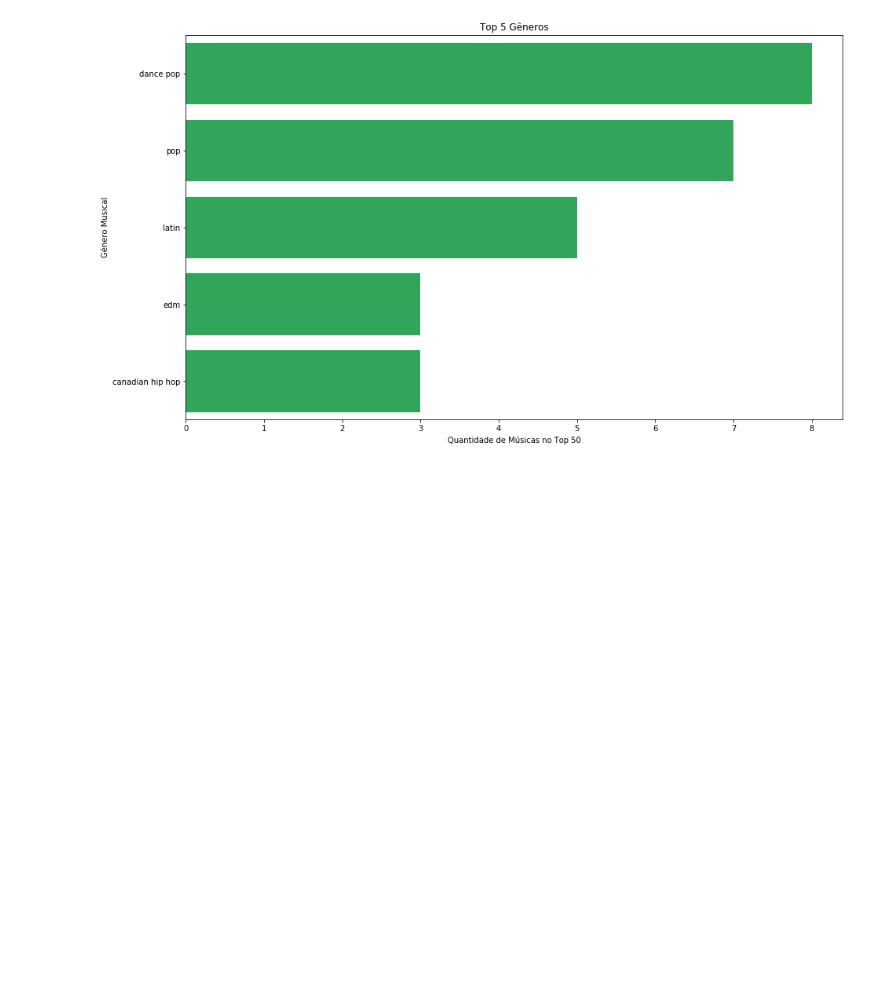
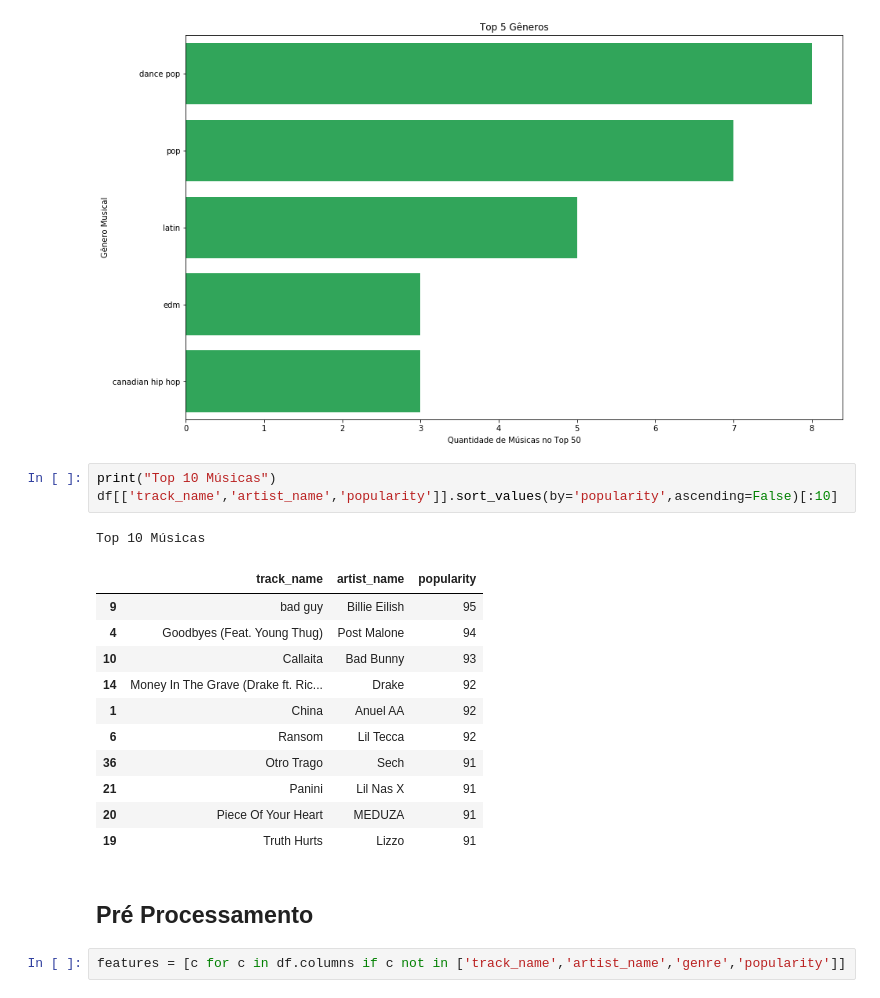
Before and after one commit to raquelcreis/spotifyTop50-2019, a Jupyter notebook: notebook.ipynb, the cells around one changed output. Saved outputs shown, nothing was run; the diff lists cells and outputs as text; blank space fills up the shorter version.

```diff
--- a/notebook.ipynb
+++ b/notebook.ipynb
@@ -96,3 +96,23 @@ plt.ylabel('Gênero Musical')
 plt.show()
 # %% [output]
 [figure]
+# %%
+print("Top 10 Músicas")
+df[['track_name','artist_name','popularity']].sort_values(by='popularity',ascending=False)[:10]
+# %% [output]
+Top 10 Músicas
+|  | track_name | artist_name | popularity |
+| 9 | bad guy | Billie Eilish | 95 |
+| 4 | Goodbyes (Feat. Young Thug) | Post Malone | 94 |
+| 10 | Callaita | Bad Bunny | 93 |
+| 14 | Money In The Grave (Drake ft. Ric... | Drake | 92 |
+| 1 | China | Anuel AA | 92 |
+| 6 | Ransom | Lil Tecca | 92 |
+| 36 | Otro Trago | Sech | 91 |
+| 21 | Panini | Lil Nas X | 91 |
+| 20 | Piece Of Your Heart | MEDUZA | 91 |
+| 19 | Truth Hurts | Lizzo | 91 |
+# %% [markdown]
+## Pré Processamento
+# %%
+features = [c for c in df.columns if c not in ['track_name','artist_name','genre','popularity']]
```
